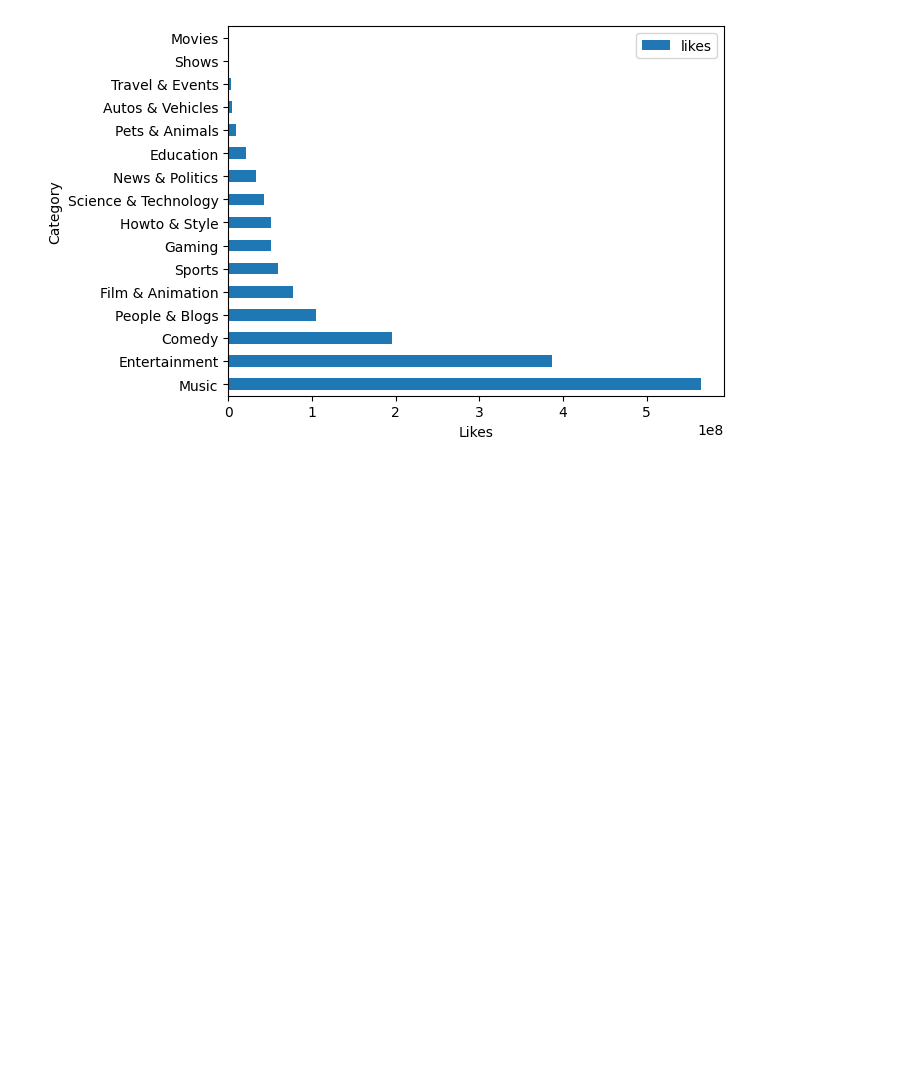
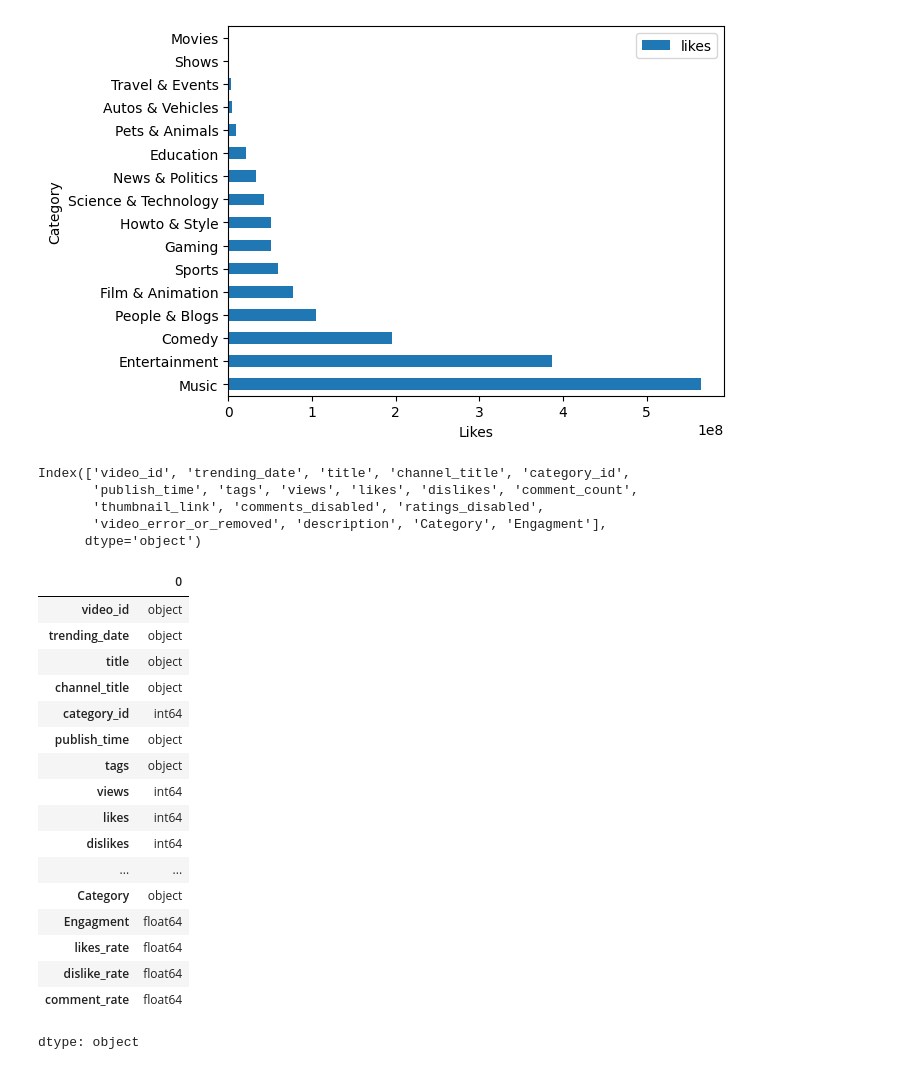
Before and after one commit to Nishantthakurrr/Text-Data-Analysis-Youtube, a Jupyter notebook: Youtube_Text_Data_Analysis.ipynb, the cells around one changed output. Cells and saved outputs as stored; diff of their text form; code cells hidden in the pictures; blank space fills up the shorter version.

```diff
--- a/Youtube_Text_Data_Analysis.ipynb
+++ b/Youtube_Text_Data_Analysis.ipynb
@@ -497,3 +468,38 @@ Y_data.pivot_table(index="Category", values="likes", aggfunc="sum").sort_values(
 # %% [output]
 <Axes: xlabel='Likes', ylabel='Category'>
 [figure]
+# %%
+Y_data.columns
+# %% [output]
+Index(['video_id', 'trending_date', 'title', 'channel_title', 'category_id',
+       'publish_time', 'tags', 'views', 'likes', 'dislikes', 'comment_count',
+       'thumbnail_link', 'comments_disabled', 'ratings_disabled',
+       'video_error_or_removed', 'description', 'Category', 'Engagment'],
+      dtype='object')
+# %%
+# let me calculate the
+Y_data["likes_rate"]=Y_data["likes"]/Y_data["views"]*100
+Y_data["dislike_rate"]=Y_data["dislikes"]/Y_data["views"]*100
+Y_data["comment_rate"]=Y_data["comment_count"]/Y_data["views"]*100
+
+Y_data.columns,
+Y_data.dtypes
+# %% [output]
+|  | 0 |
+| video_id | object |
+| trending_date | object |
+| title | object |
+| channel_title | object |
+| category_id | int64 |
+| publish_time | object |
+| tags | object |
+| views | int64 |
+| likes | int64 |
+| dislikes | int64 |
+| ... | ... |
+| Category | object |
+| Engagment | float64 |
+| likes_rate | float64 |
+| dislike_rate | float64 |
+| comment_rate | float64 |
+dtype: object
```
Also changed, not shown: parts of 16 cells of this notebook.
